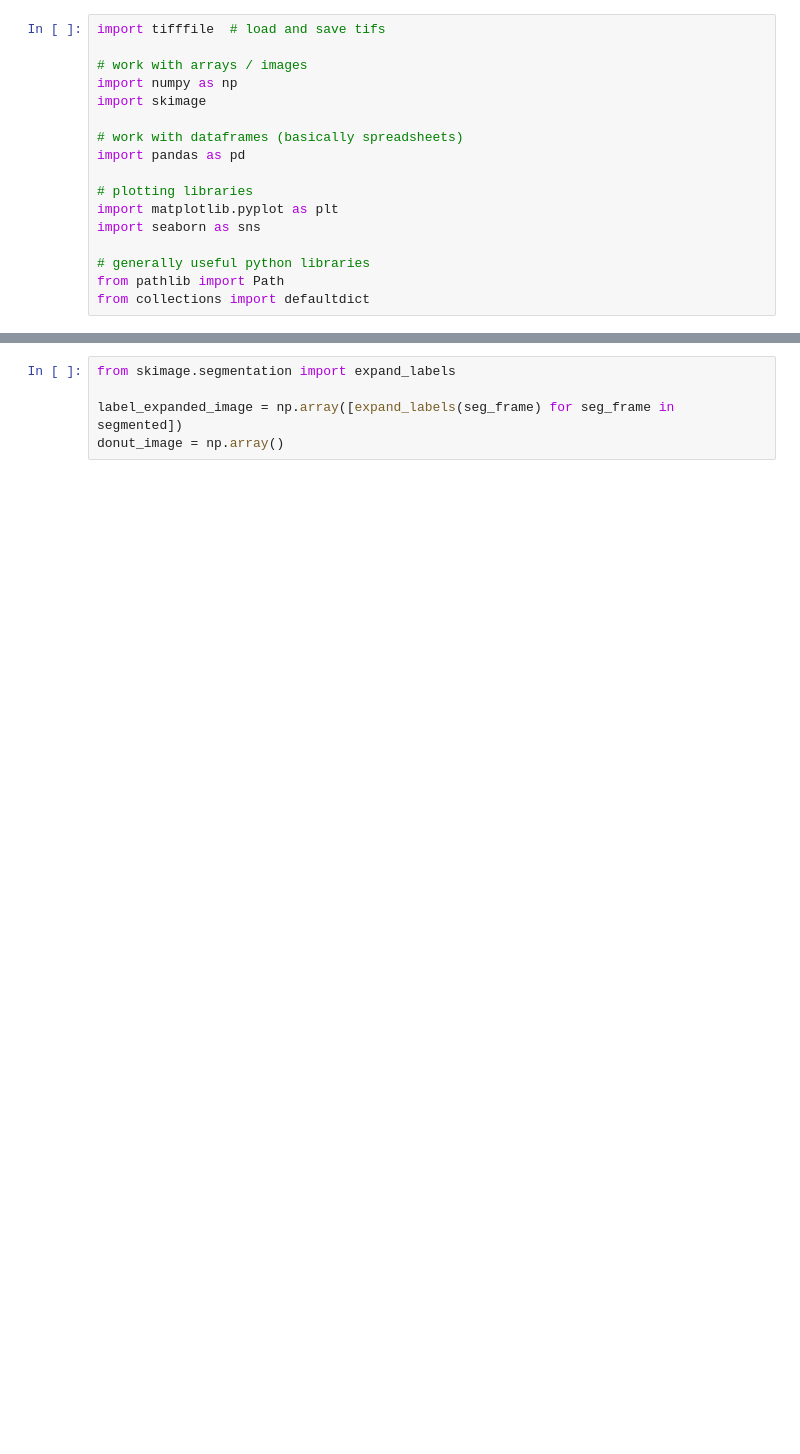
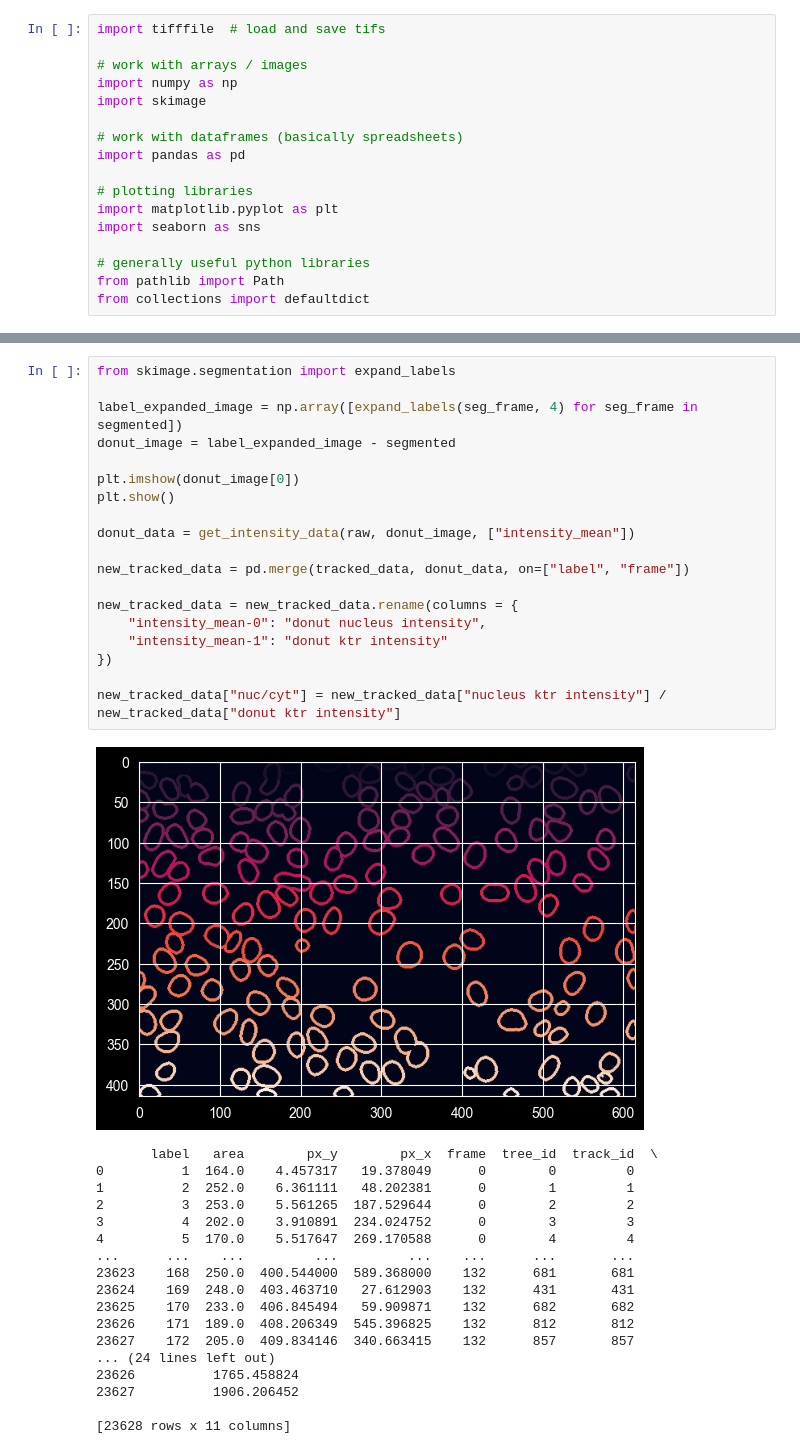
Before and after one commit to Harrison-Oatman/Toettchlab-FBC, a Jupyter notebook: scratch-notebooks/workshop_analysis_template.ipynb, the cells around one changed output, grey strips where cells are left out. Cells and saved outputs as stored; diff of their text form; blank space fills up the shorter version.

```diff
--- a/scratch-notebooks/workshop_analysis_template.ipynb
+++ b/scratch-notebooks/workshop_analysis_template.ipynb
@@ -107,5 +109,38 @@ plt.show()
 # %%
 from skimage.segmentation import expand_labels
 
-label_expanded_image = np.array([expand_labels(seg_frame) for seg_frame in segmented])
-donut_image = np.array()
+label_expanded_image = np.array([expand_labels(seg_frame, 4) for seg_frame in segmented])
+donut_image = label_expanded_image - segmented
+
+plt.imshow(donut_image[0])
+plt.show()
+
+donut_data = get_intensity_data(raw, donut_image, ["intensity_mean"])
+
+new_tracked_data = pd.merge(tracked_data, donut_data, on=["label", "frame"])
+
+new_tracked_data = new_tracked_data.rename(columns = {
+    "intensity_mean-0": "donut nucleus intensity",
+    "intensity_mean-1": "donut ktr intensity"
+})
+
+new_tracked_data["nuc/cyt"] = new_tracked_data["nucleus ktr intensity"] / new_tracked_data["donut ktr intensity"]
+# %% [output]
+[figure, added]
+       label   area        px_y        px_x  frame  tree_id  track_id  \
+0          1  164.0    4.457317   19.378049      0        0         0
+1          2  252.0    6.361111   48.202381      0        1         1
+2          3  253.0    5.561265  187.529644      0        2         2
+3          4  202.0    3.910891  234.024752      0        3         3
+4          5  170.0    5.517647  269.170588      0        4         4
+...      ...    ...         ...         ...    ...      ...       ...
+23623    168  250.0  400.544000  589.368000    132      681       681
+23624    169  248.0  403.463710   27.612903    132      431       431
+23625    170  233.0  406.845494   59.909871    132      682       682
+23626    171  189.0  408.206349  545.396825    132      812       812
+23627    172  205.0  409.834146  340.663415    132      857       857
+... (24 lines left out)
+23626          1765.458824
+23627          1906.206452
+
+[23628 rows x 11 columns]
```
Also changed, not shown: parts of 4 cells of this notebook, 1 other file.
